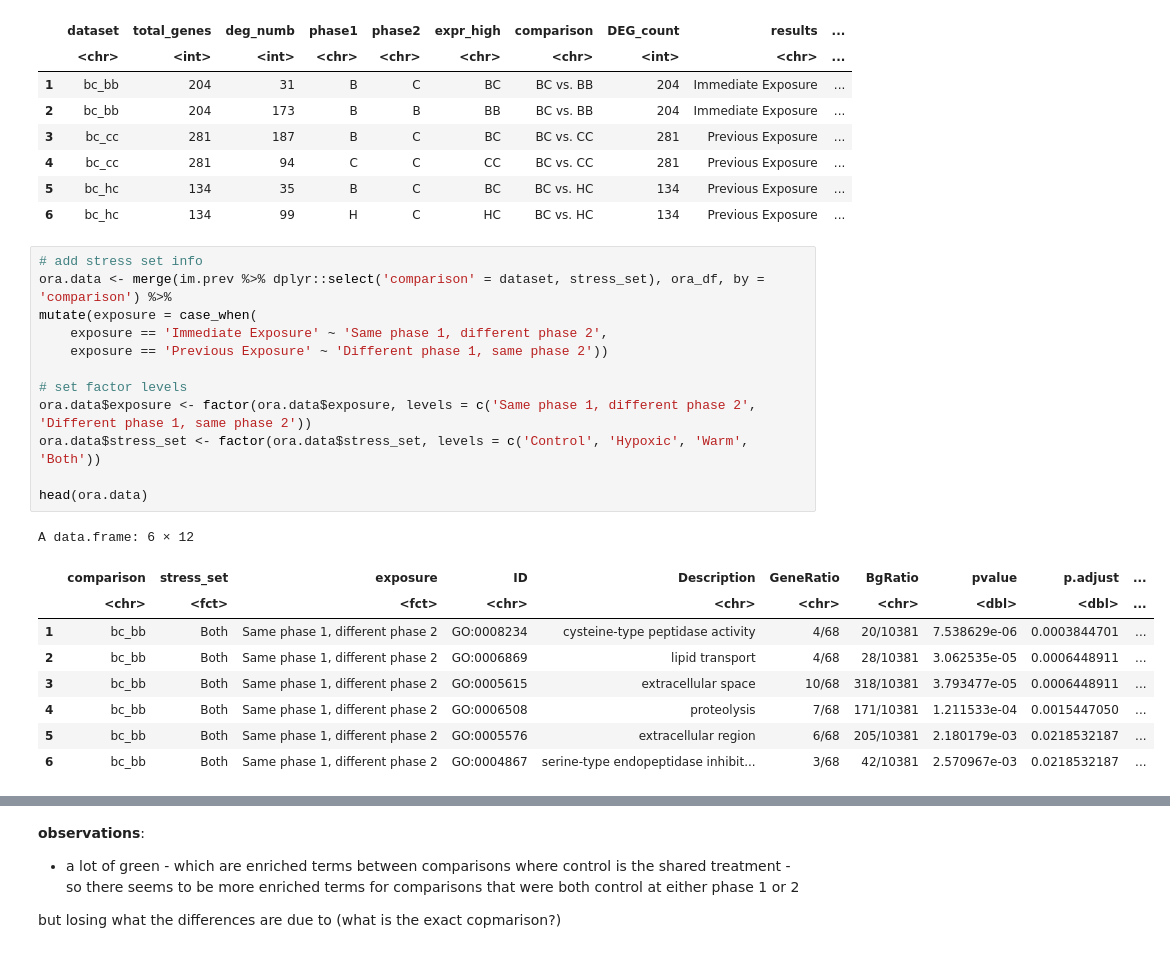
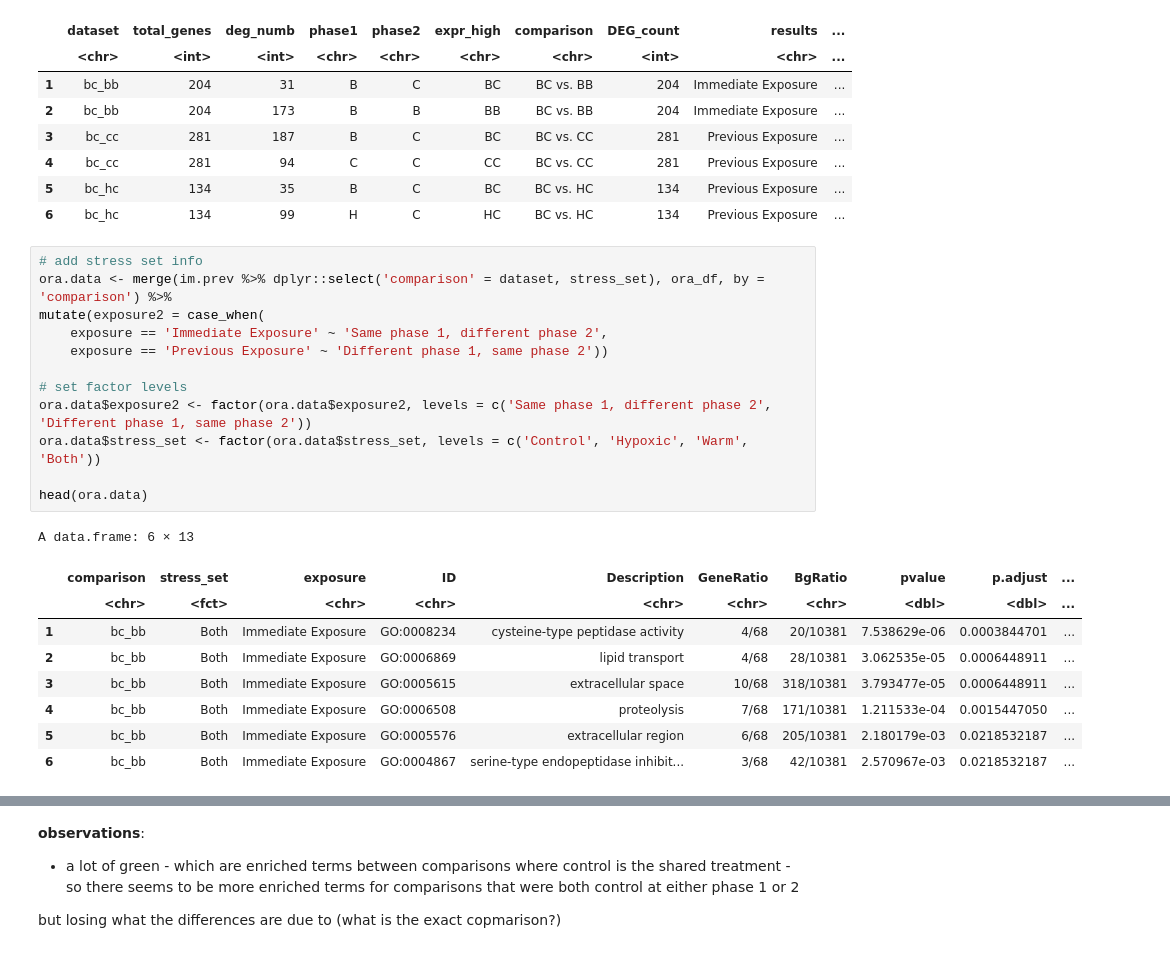
Before and after one commit to jgmcdonough/CE24_RNA-seq, a Jupyter notebook: analysis/diff_expression/phase2_v_phase2/imm.prev_GO.ipynb, the cells around one changed output, grey strips where cells are left out. Saved outputs shown, nothing was run; the diff lists cells and outputs as text.

```diff
--- a/analysis/diff_expression/phase2_v_phase2/imm.prev_GO.ipynb
+++ b/analysis/diff_expression/phase2_v_phase2/imm.prev_GO.ipynb
@@ -439,25 +439,25 @@ A data.frame: 6 × 16
 # %%
 # add stress set info
 ora.data <- merge(im.prev %>% dplyr::select('comparison' = dataset, stress_set), ora_df, by = 'comparison') %>%
-mutate(exposure = case_when(
+mutate(exposure2 = case_when(
     exposure == 'Immediate Exposure' ~ 'Same phase 1, different phase 2',
     exposure == 'Previous Exposure' ~ 'Different phase 1, same phase 2'))
 
 # set factor levels
-ora.data$exposure <- factor(ora.data$exposure, levels = c('Same phase 1, different phase 2', 'Different phase 1, same phase 2'))
+ora.data$exposure2 <- factor(ora.data$exposure2, levels = c('Same phase 1, different phase 2', 'Different phase 1, same phase 2'))
 ora.data$stress_set <- factor(ora.data$stress_set, levels = c('Control', 'Hypoxic', 'Warm', 'Both'))
 
 head(ora.data)
 # %% [output]
-A data.frame: 6 × 12
+A data.frame: 6 × 13
 |  | comparison | stress_set | exposure | ID | Description | GeneRatio | BgRatio | pvalue | p.adjust | ... |
-|  | <chr> | <fct> | <fct> | <chr> | <chr> | <chr> | <chr> | <dbl> | <dbl> | ... |
-| 1 | bc_bb | Both | Same phase 1, different phase 2 | GO:0008234 | cysteine-type peptidase activity | 4/68 | 20/10381 | 7.538629e-06 | 0.0003844701 | ... |
-| 2 | bc_bb | Both | Same phase 1, different phase 2 | GO:0006869 | lipid transport | 4/68 | 28/10381 | 3.062535e-05 | 0.0006448911 | ... |
-| 3 | bc_bb | Both | Same phase 1, different phase 2 | GO:0005615 | extracellular space | 10/68 | 318/10381 | 3.793477e-05 | 0.0006448911 | ... |
-| 4 | bc_bb | Both | Same phase 1, different phase 2 | GO:0006508 | proteolysis | 7/68 | 171/10381 | 1.211533e-04 | 0.0015447050 | ... |
-| 5 | bc_bb | Both | Same phase 1, different phase 2 | GO:0005576 | extracellular region | 6/68 | 205/10381 | 2.180179e-03 | 0.0218532187 | ... |
-| 6 | bc_bb | Both | Same phase 1, different phase 2 | GO:0004867 | serine-type endopeptidase inhibit... | 3/68 | 42/10381 | 2.570967e-03 | 0.0218532187 | ... |
+|  | <chr> | <fct> | <chr> | <chr> | <chr> | <chr> | <chr> | <dbl> | <dbl> | ... |
+| 1 | bc_bb | Both | Immediate Exposure | GO:0008234 | cysteine-type peptidase activity | 4/68 | 20/10381 | 7.538629e-06 | 0.0003844701 | ... |
+| 2 | bc_bb | Both | Immediate Exposure | GO:0006869 | lipid transport | 4/68 | 28/10381 | 3.062535e-05 | 0.0006448911 | ... |
+| 3 | bc_bb | Both | Immediate Exposure | GO:0005615 | extracellular space | 10/68 | 318/10381 | 3.793477e-05 | 0.0006448911 | ... |
+| 4 | bc_bb | Both | Immediate Exposure | GO:0006508 | proteolysis | 7/68 | 171/10381 | 1.211533e-04 | 0.0015447050 | ... |
+| 5 | bc_bb | Both | Immediate Exposure | GO:0005576 | extracellular region | 6/68 | 205/10381 | 2.180179e-03 | 0.0218532187 | ... |
+| 6 | bc_bb | Both | Immediate Exposure | GO:0004867 | serine-type endopeptidase inhibit... | 3/68 | 42/10381 | 2.570967e-03 | 0.0218532187 | ... |
 # %%
 options(repr.plot.height = 15, repr.plot.width = 15)
 
```
Also changed, not shown: parts of 2 cells of this notebook.
